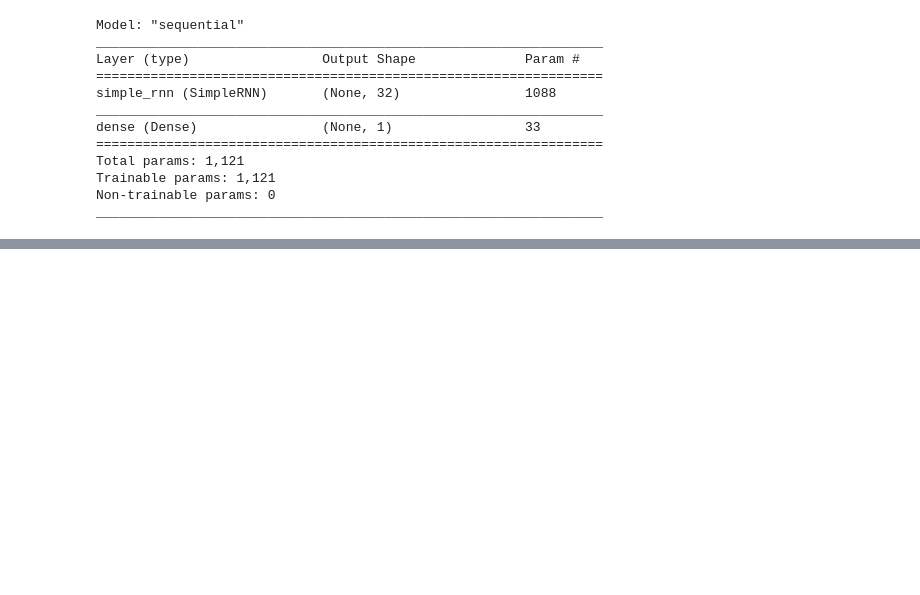
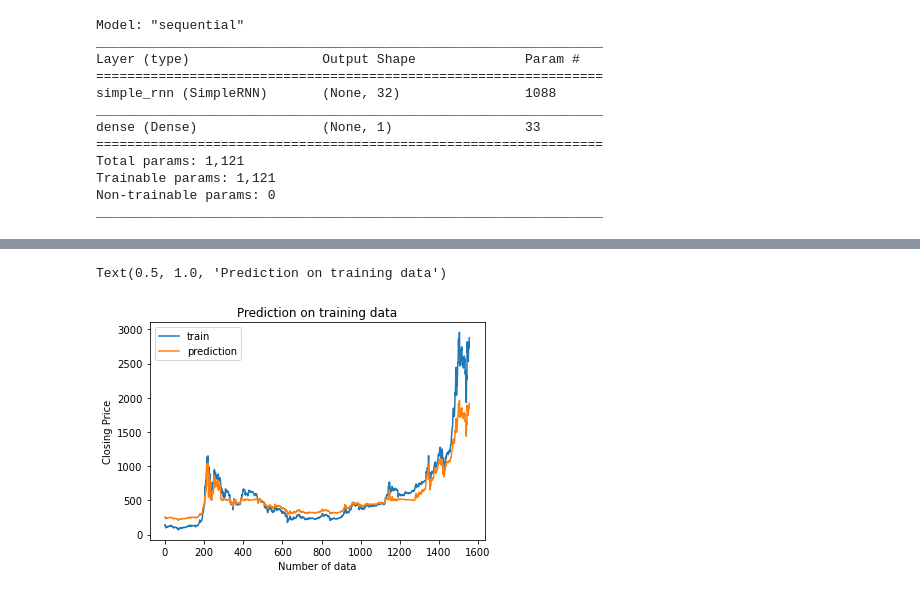
Before and after one commit to georgeob/Rusnak_NS2021, a Jupyter notebook: Rusnak_NS2021.ipynb, the cells around one changed output, grey strips where cells are left out. Cells and saved outputs as stored; diff of their text form; code cells hidden in the pictures; blank space fills up the shorter version.

```diff
--- a/Rusnak_NS2021.ipynb
+++ b/Rusnak_NS2021.ipynb
@@ -162,5 +194,14 @@ pred = scaler.inverse_transform(pred)
+# %%
+#preskalovanie udajov
+prediction = scaler.inverse_transform(prediction)
 # %%
+#Vizualizacia výsledkov
 plt.plot(range(len(train_re)), train, label='train')
-plt.plot(range(len(train_re)), pred, label='prediction')
+plt.plot(range(len(train_re)), prediction, label='prediction')
+plt.xlabel('Number of data')
+plt.ylabel("Closing Price")
 plt.legend()
 plt.title("Prediction on training data")
+# %% [output]
+Text(0.5, 1.0, 'Prediction on training data')
+[figure, added]
```
Also changed, not shown: parts of 20 cells of this notebook, 1 other file.
